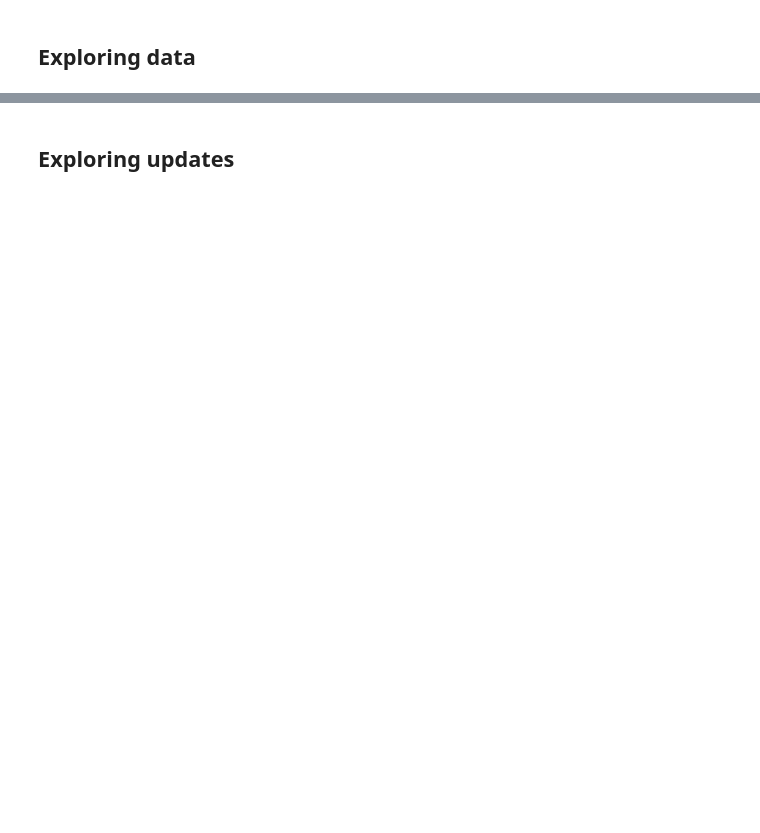
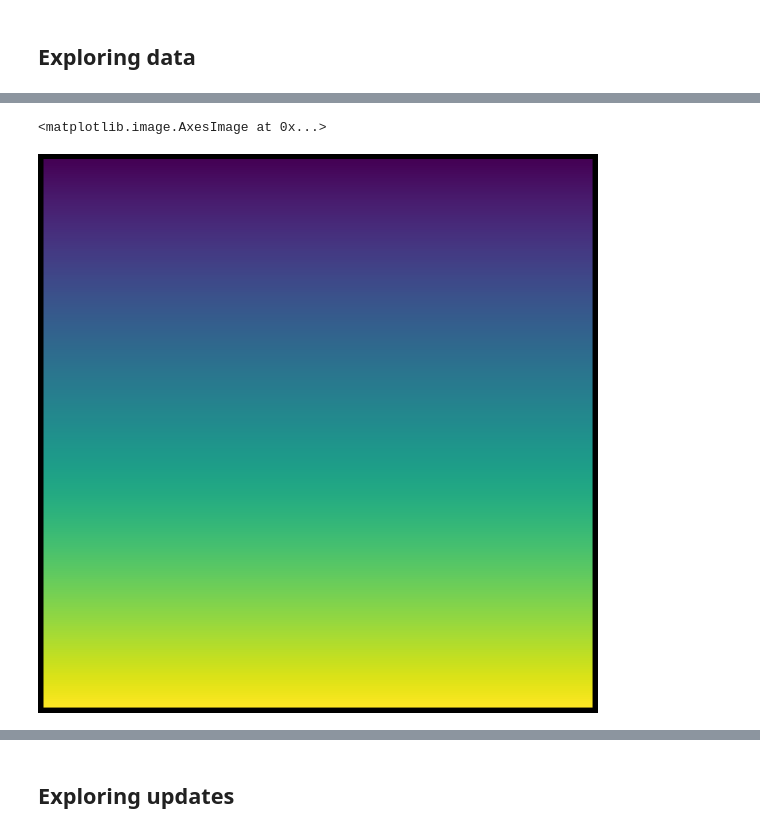
Before and after one commit to Gyepee/adamacs_jisooj, a Jupyter notebook: notebooks/10_troselab_workflow.ipynb, the cells around one changed output, grey strips where cells are left out. Cells and saved outputs as stored; diff of their text form; code cells hidden in the pictures; blank space fills up the shorter version.

```diff
--- a/notebooks/10_troselab_workflow.ipynb
+++ b/notebooks/10_troselab_workflow.ipynb
@@ -539,5 +626,5 @@ imaging.Activity()
 # %% [markdown]
 ## Exploring data
 # %%
-session_key = (session.Session & 'session_id = "sess9FGLE1FN"').fetch('KEY')[0]
+session_key = (session.Session & 'session_id = "sess9FGLZLRI"').fetch('KEY')[0]
 session_key
@@ -548,2 +642,8 @@ scan.ScanInfo.Field & session_key
+# %%
+delay_image = (scan.ScanInfo.Field & session_key).fetch1('delay_image')
+plt.imshow(delay_image)
+# %% [output]
+<matplotlib.image.AxesImage at 0x...>
+[figure, added]
 # %%
 imaging.ProcessingTask * imaging.Processing & session_key
```
Also changed, not shown: parts of 44 cells of this notebook, 2 other files.
